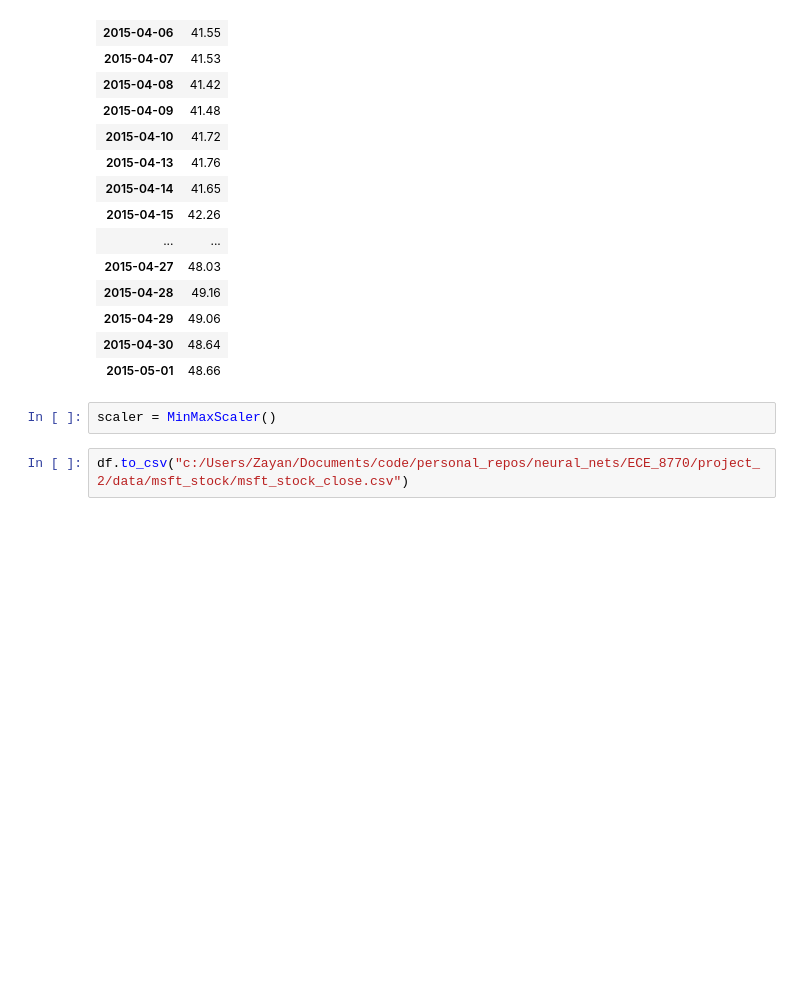
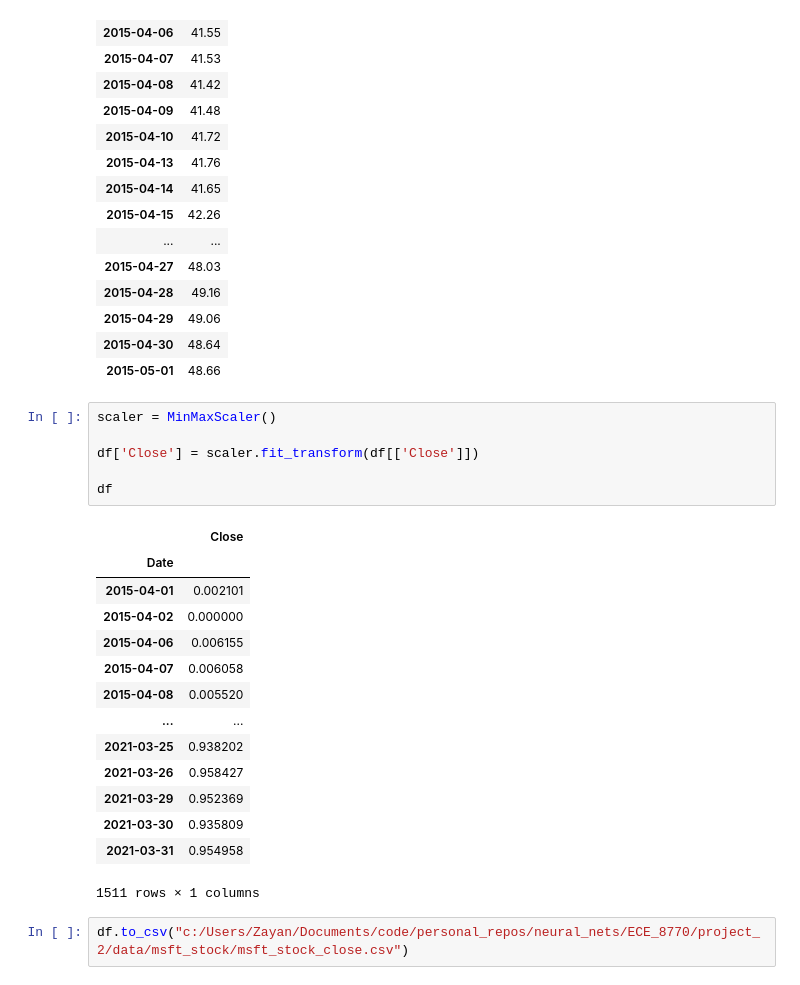
Before and after one commit to Murdock135/neural-nets-at-mizzou, a Jupyter notebook: ECE_8770/project_2/notebooks/msft-stock-predictions-py-torch-lstm.ipynb, the cells around one changed output. Drawn from its saved outputs; the diff is of its cells as text; blank space fills up the shorter version.

```diff
--- a/ECE_8770/project_2/notebooks/msft-stock-predictions-py-torch-lstm.ipynb
+++ b/ECE_8770/project_2/notebooks/msft-stock-predictions-py-torch-lstm.ipynb
@@ -110,6 +110,25 @@ df.head(22)
 | 2015-05-01 | 48.66 |
 # %%
 scaler = MinMaxScaler()
+
+df['Close'] = scaler.fit_transform(df[['Close']])
+
+df
+# %% [output]
+|  | Close |
+| Date |  |
+| 2015-04-01 | 0.002101 |
+| 2015-04-02 | 0.000000 |
+| 2015-04-06 | 0.006155 |
+| 2015-04-07 | 0.006058 |
+| 2015-04-08 | 0.005520 |
+| ... | ... |
+| 2021-03-25 | 0.938202 |
+| 2021-03-26 | 0.958427 |
+| 2021-03-29 | 0.952369 |
+| 2021-03-30 | 0.935809 |
+| 2021-03-31 | 0.954958 |
+1511 rows × 1 columns
 # %%
 df.to_csv("c:/Users/Zayan/Documents/code/personal_repos/neural_nets/ECE_8770/project_2/data/msft_stock/msft_stock_close.csv")
 # %%
```
Also changed, not shown: 3 other files.
